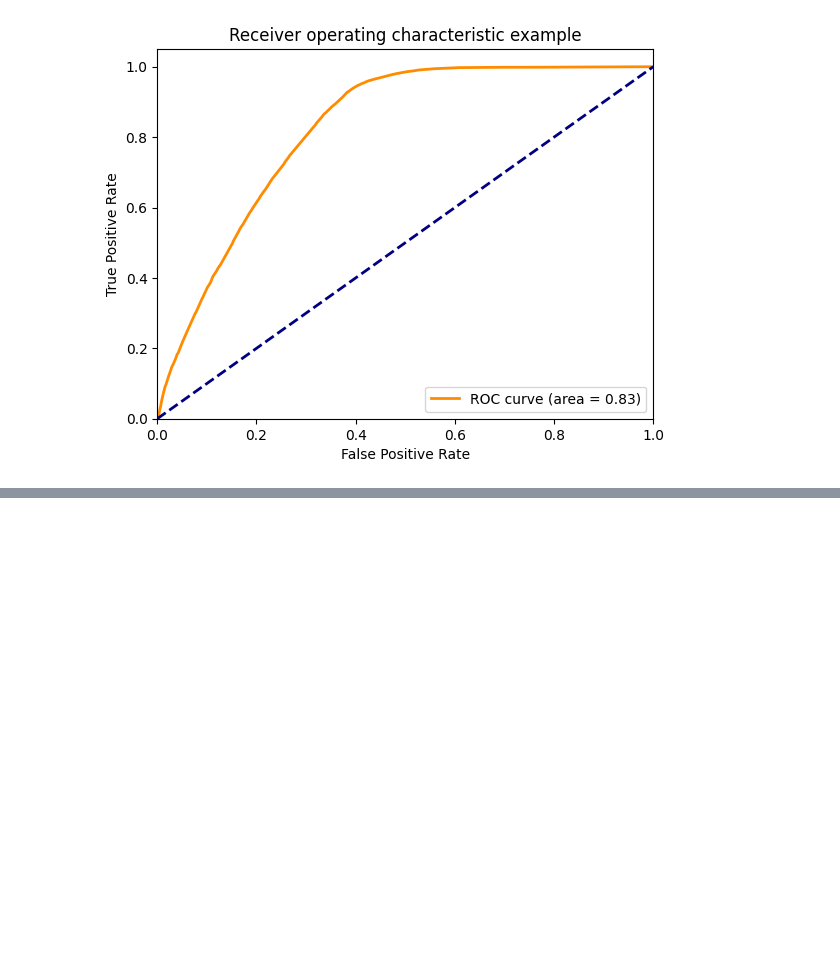
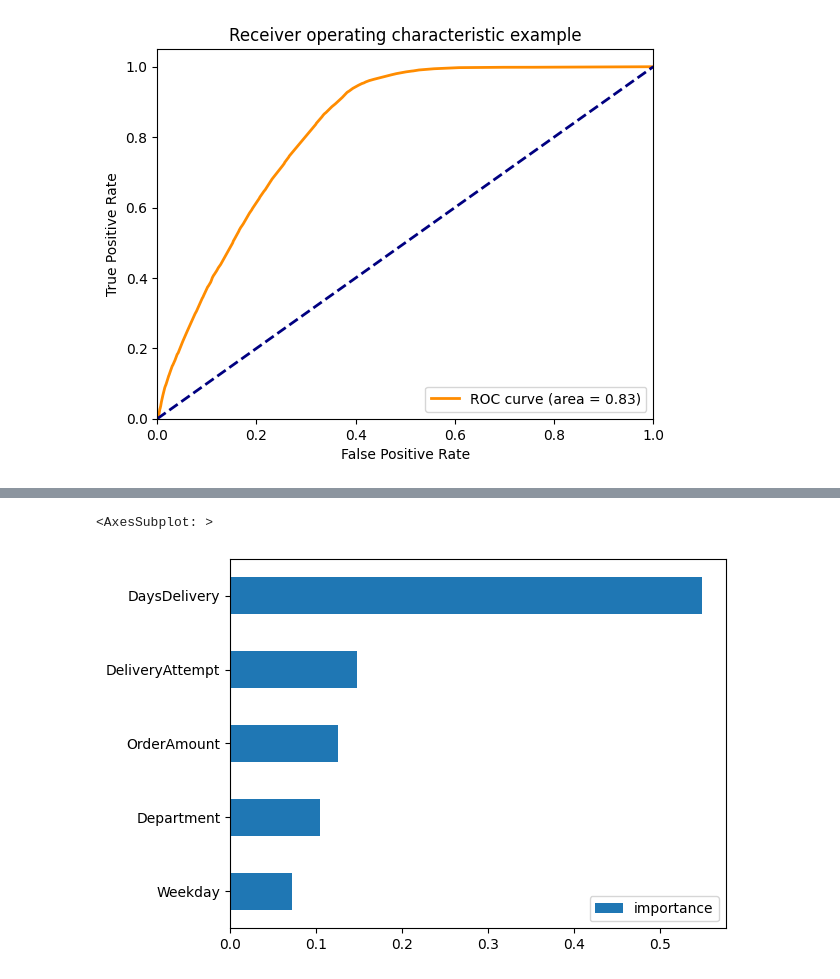
Before and after one commit to NovPas/percent_of_delivery, a Jupyter notebook: Delivery prediction.ipynb, the cells around one changed output, grey strips where cells are left out. Drawn from its saved outputs; the diff is of its cells as text; code cells hidden in the pictures; blank space fills up the shorter version.

```diff
--- a/Delivery prediction.ipynb
+++ b/Delivery prediction.ipynb
@@ -378,0 +424,3 @@ WARNING: Package(s) not found: sqlearn
+# %%
+clf_rf_best = grid_search_cv_clf.best_estimator_
+clf_rf_best
@@ -378,0 +430,2 @@ WARNING: Package(s) not found: sqlearn
+# %%
+clf_rf_best.fit(X_train, y_train)
@@ -378,0 +439,5 @@ WARNING: Package(s) not found: sqlearn
+# %%
+feature_importance = clf_rf_best.feature_importances_
+# %%
+imp = pd.DataFrame(feature_importance, index=X_train.columns, columns=['importance'])
+imp.sort_values('importance', ascending=False)
@@ -378,0 +451,5 @@ WARNING: Package(s) not found: sqlearn
+# %%
+imp.sort_values('importance').plot(kind='barh', )
+# %% [output]
+<AxesSubplot: >
+[figure, added]
```
Also changed, not shown: parts of 25 cells of this notebook, 3 other files.
